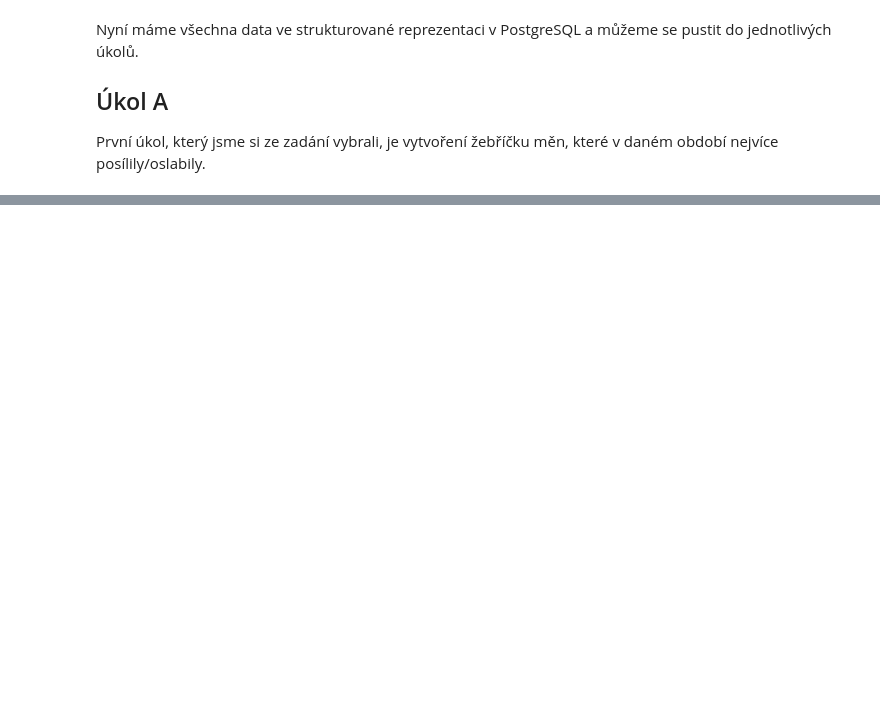
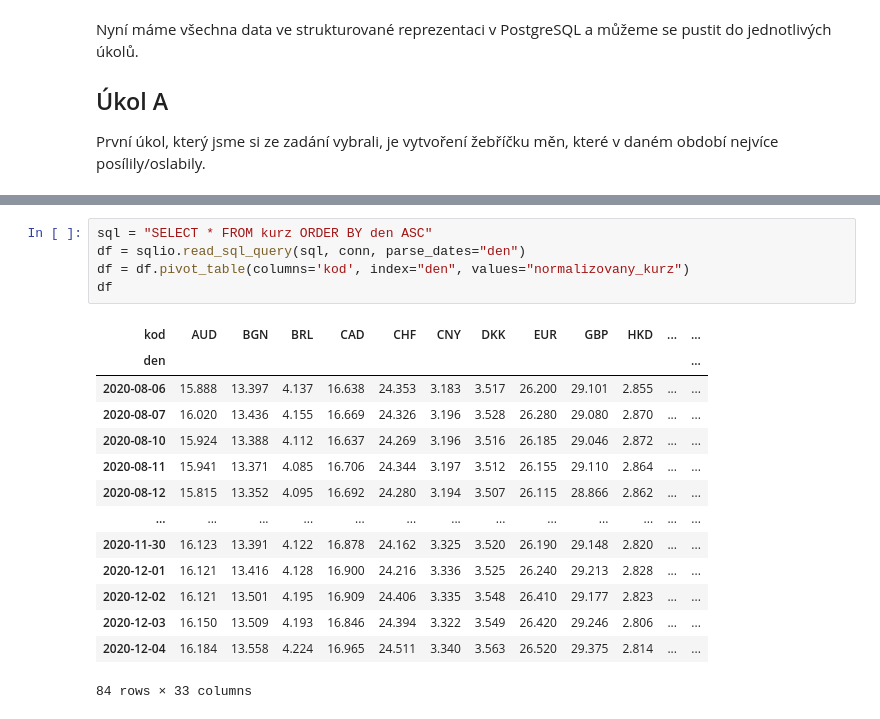
Before and after one commit to zarybnicky/UPA_projekt_2020, a Jupyter notebook: src/UPA_project.ipynb, the cells around one changed output, grey strips where cells are left out. Drawn from its saved outputs; the diff is of its cells as text; blank space fills up the shorter version.

```diff
--- a/src/UPA_project.ipynb
+++ b/src/UPA_project.ipynb
@@ -207,0 +210,20 @@ Between 2020-08-06 and 2020-12-06 the best performing currency was USD which cha
+# %%
+sql = "SELECT * FROM kurz ORDER BY den ASC"
+df = sqlio.read_sql_query(sql, conn, parse_dates="den")
+df = df.pivot_table(columns='kod', index="den", values="normalizovany_kurz")
+df
+# %% [output]
+| kod | AUD | BGN | BRL | CAD | CHF | CNY | DKK | EUR | GBP | HKD | ... | ... |
+| den |  |  |  |  |  |  |  |  |  |  |  | ... |
+| 2020-08-06 | 15.888 | 13.397 | 4.137 | 16.638 | 24.353 | 3.183 | 3.517 | 26.200 | 29.101 | 2.855 | ... | ... |
+| 2020-08-07 | 16.020 | 13.436 | 4.155 | 16.669 | 24.326 | 3.196 | 3.528 | 26.280 | 29.080 | 2.870 | ... | ... |
+| 2020-08-10 | 15.924 | 13.388 | 4.112 | 16.637 | 24.269 | 3.196 | 3.516 | 26.185 | 29.046 | 2.872 | ... | ... |
+| 2020-08-11 | 15.941 | 13.371 | 4.085 | 16.706 | 24.344 | 3.197 | 3.512 | 26.155 | 29.110 | 2.864 | ... | ... |
+| 2020-08-12 | 15.815 | 13.352 | 4.095 | 16.692 | 24.280 | 3.194 | 3.507 | 26.115 | 28.866 | 2.862 | ... | ... |
+| ... | ... | ... | ... | ... | ... | ... | ... | ... | ... | ... | ... | ... |
+| 2020-11-30 | 16.123 | 13.391 | 4.122 | 16.878 | 24.162 | 3.325 | 3.520 | 26.190 | 29.148 | 2.820 | ... | ... |
+| 2020-12-01 | 16.121 | 13.416 | 4.128 | 16.900 | 24.216 | 3.336 | 3.525 | 26.240 | 29.213 | 2.828 | ... | ... |
+| 2020-12-02 | 16.121 | 13.501 | 4.195 | 16.909 | 24.406 | 3.335 | 3.548 | 26.410 | 29.177 | 2.823 | ... | ... |
+| 2020-12-03 | 16.150 | 13.509 | 4.193 | 16.846 | 24.394 | 3.322 | 3.549 | 26.420 | 29.246 | 2.806 | ... | ... |
+| 2020-12-04 | 16.184 | 13.558 | 4.224 | 16.965 | 24.511 | 3.340 | 3.563 | 26.520 | 29.375 | 2.814 | ... | ... |
+84 rows × 33 columns
```
Also changed, not shown: parts of 14 cells of this notebook.
